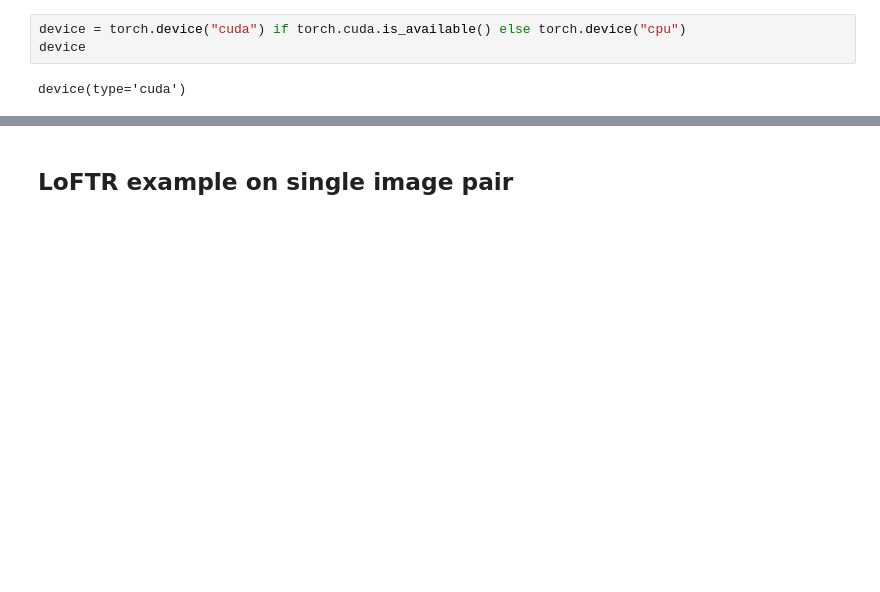
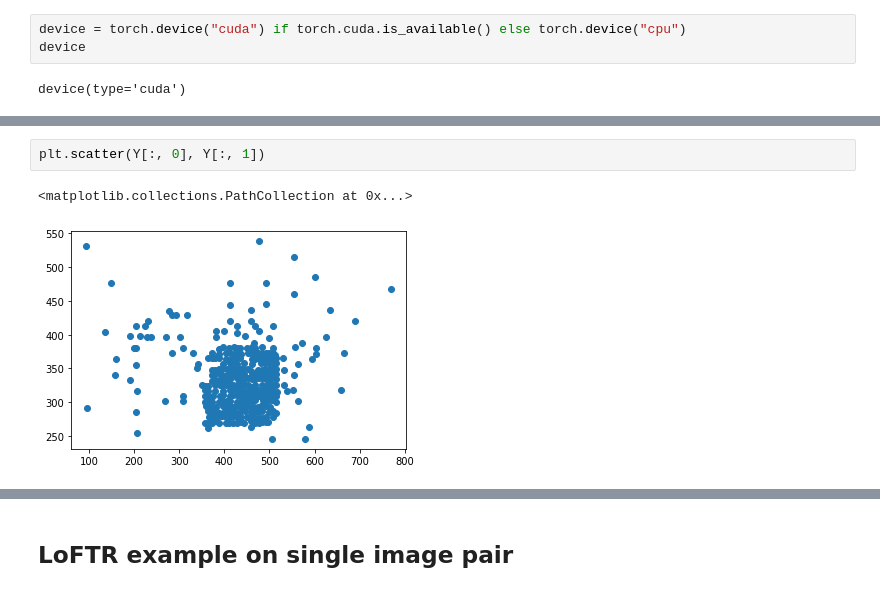
Before and after one commit to AFlockOfToasters/capstone-project-image-matching-challenge, a Jupyter notebook: models/LoFTR/LoFTR.ipynb, the cells around one changed output, grey strips where cells are left out. Cells and saved outputs as stored; diff of their text form; blank space fills up the shorter version.

```diff
--- a/models/LoFTR/LoFTR.ipynb
+++ b/models/LoFTR/LoFTR.ipynb
@@ -131,0 +171,5 @@ mAA=0.20000 (n=10)
+# %%
+plt.scatter(Y[:, 0], Y[:, 1])
+# %% [output]
+<matplotlib.collections.PathCollection at 0x...>
+[figure, added]
```
Also changed, not shown: parts of 17 cells of this notebook.
